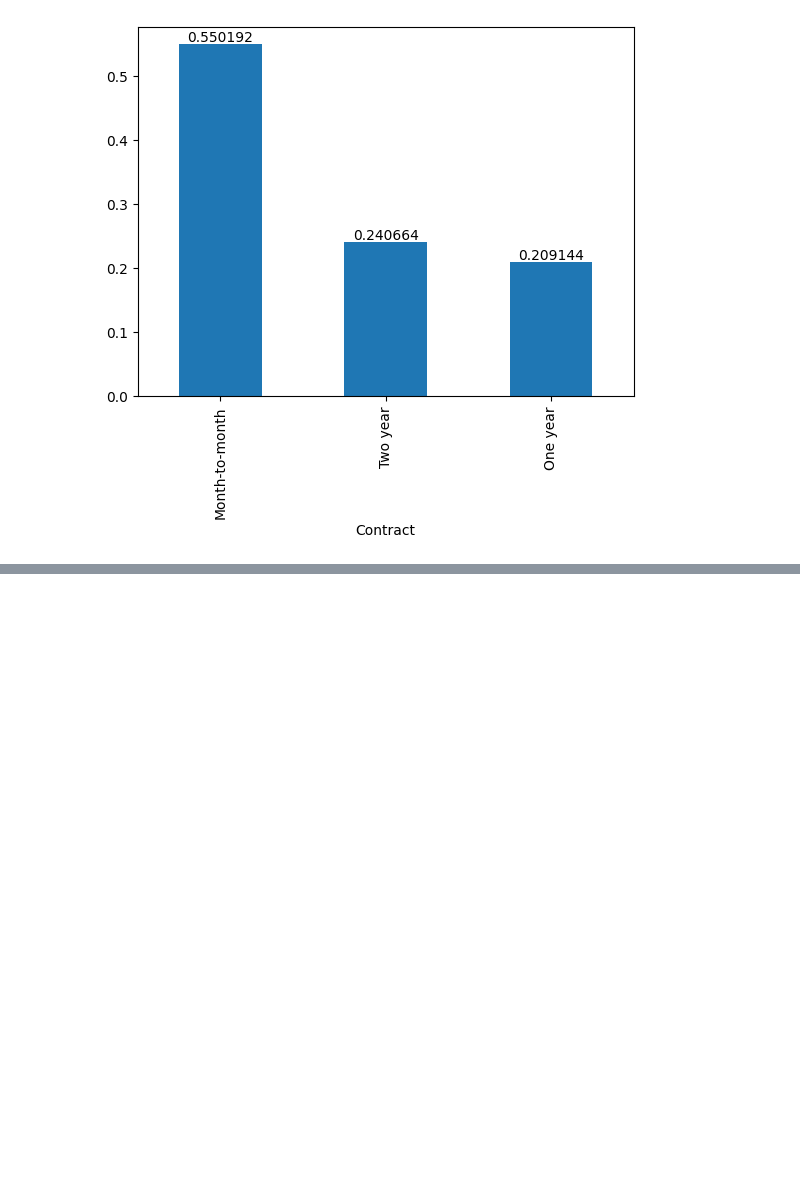
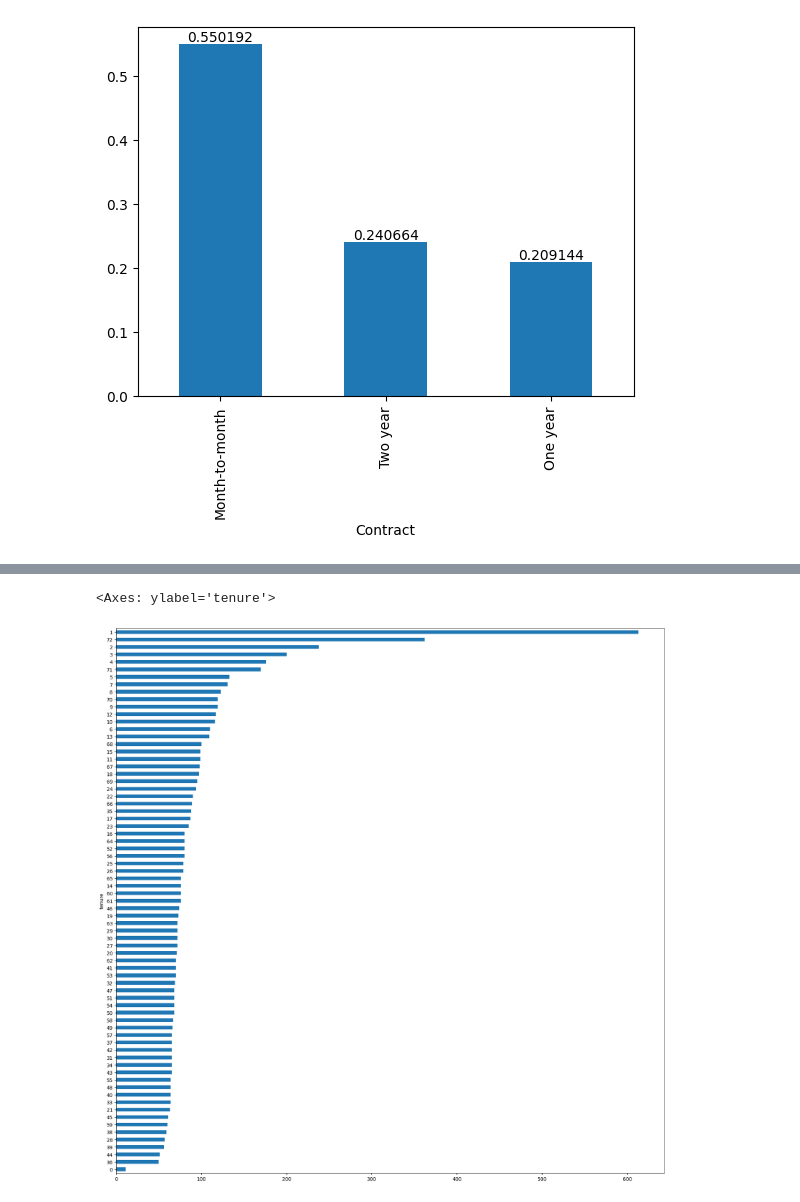
Before and after one commit to moniquemelo/machine-learning, a Jupyter notebook: aplicando-eda/datasets/03-aplicando-eda.ipynb, the cells around one changed output, grey strips where cells are left out. Saved outputs shown, nothing was run; the diff lists cells and outputs as text; code cells hidden in the pictures; blank space fills up the shorter version.

```diff
--- a/aplicando-eda/datasets/03-aplicando-eda.ipynb
+++ b/aplicando-eda/datasets/03-aplicando-eda.ipynb
@@ -609,0 +681,5 @@ df_churn['Churn'].value_counts()
+# %%
+df_churn.groupby('tenure').size().sort_values().plot.barh(figsize=(20, 20))
+# %% [output]
+<Axes: ylabel='tenure'>
+[figure, added]
```
Also changed, not shown: parts of 23 cells of this notebook.
